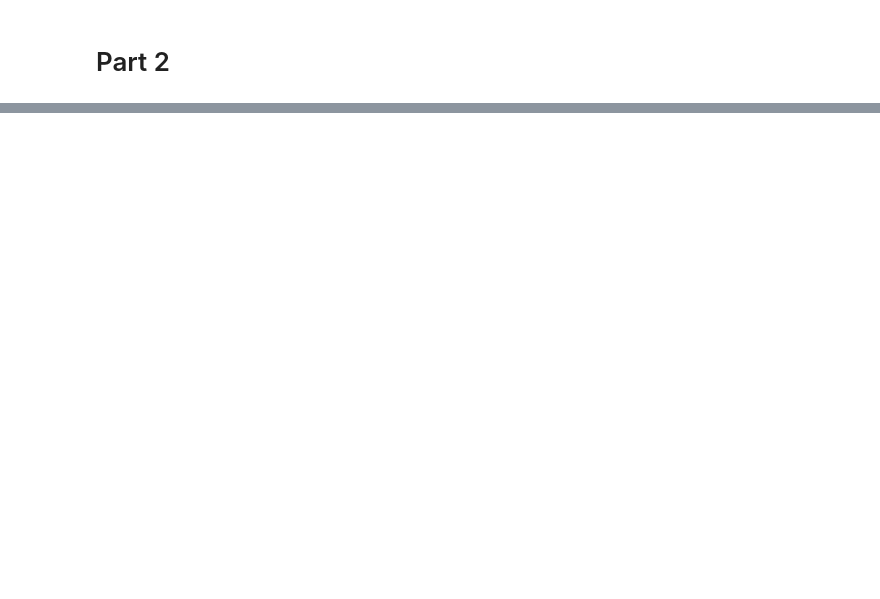
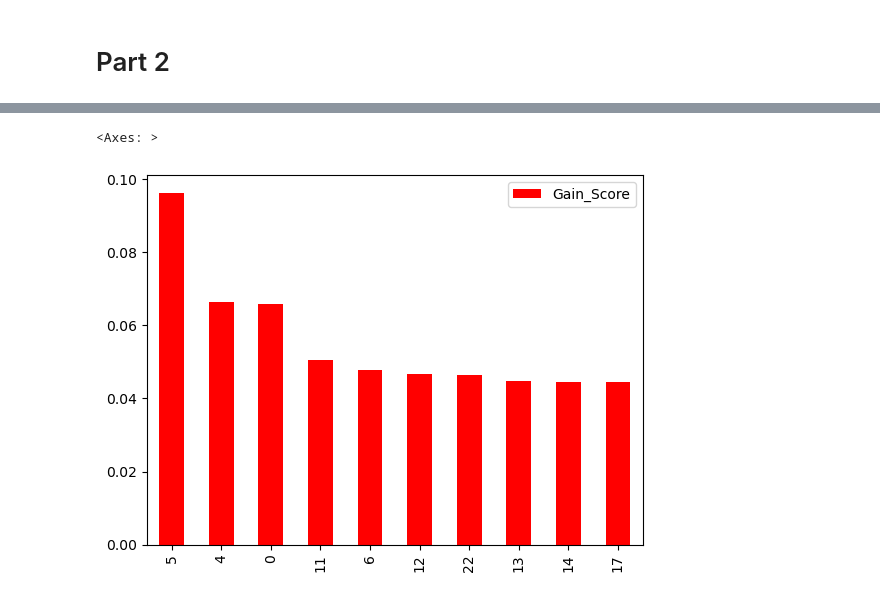
Before and after one commit to AltafUddin18/FeatureEngineering-Class-14, a Jupyter notebook: featureengineering-class-14.ipynb, the cells around one changed output, grey strips where cells are left out. Saved outputs shown, nothing was run; the diff lists cells and outputs as text; code cells hidden in the pictures; blank space fills up the shorter version.

```diff
--- a/featureengineering-class-14.ipynb
+++ b/featureengineering-class-14.ipynb
@@ -138,0 +289,3 @@ plt.legend()
+# %%
+imp = pd.DataFrame(feature_importance, columns=['Gain_Score'])
+imp.head()
@@ -138,0 +307,3 @@ plt.legend()
+# %%
+cols = pd.DataFrame(x.columns, columns=['Feature_Names'])
+cols
@@ -138,0 +328,3 @@ plt.legend()
+# %%
+gains = pd.concat([cols,imp],axis=1)
+gains #Which column has how much gain score
@@ -138,0 +367,3 @@ plt.legend()
+# %%
+newx = gains.nlargest(10,'Gain_Score')
+newx
@@ -138,0 +382,5 @@ plt.legend()
+# %%
+newx.plot(kind='bar',color=['red'])
+# %% [output]
+<Axes: >
+[figure, added]
```
Also changed, not shown: parts of 76 cells of this notebook.
